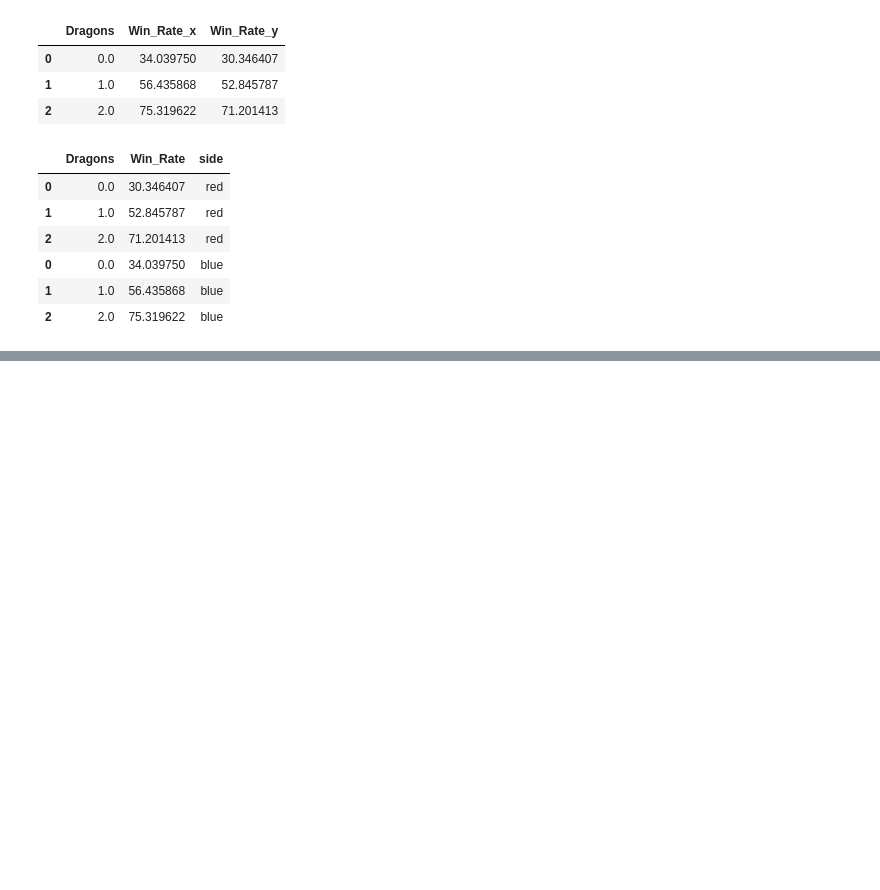
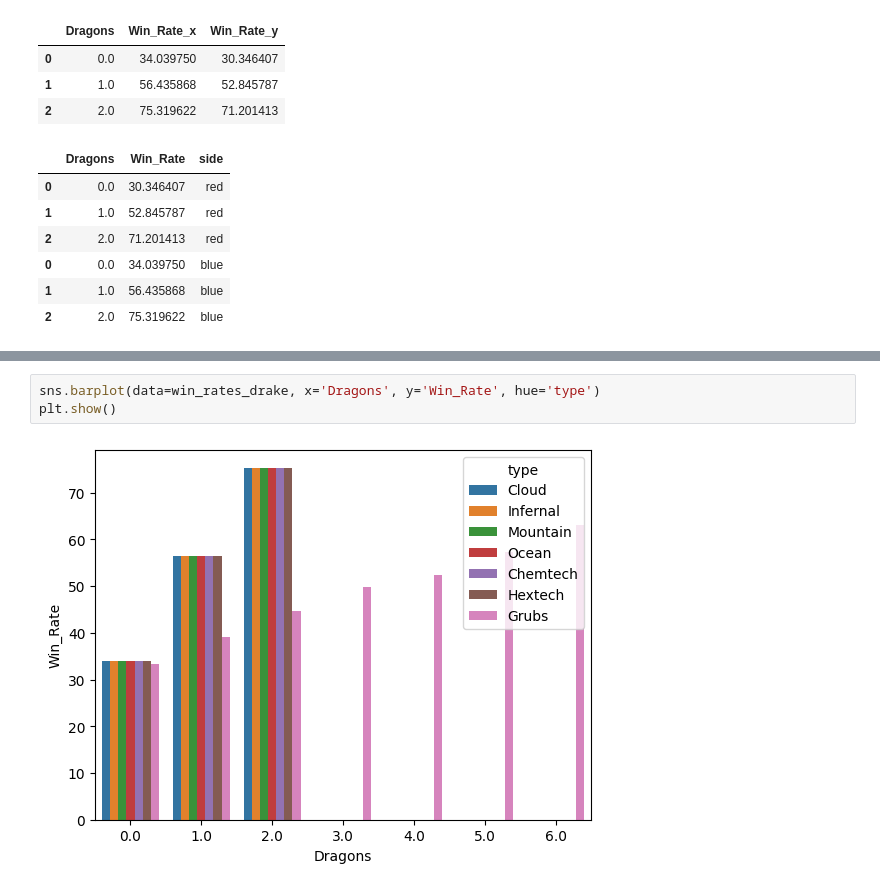
Before and after one commit to KOlCIqwq/Data_Science_Project, a Jupyter notebook: Final_Project/Main.ipynb, the cells around one changed output, grey strips where cells are left out. Drawn from its saved outputs; the diff is of its cells as text; blank space fills up the shorter version.

```diff
--- a/Final_Project/Main.ipynb
+++ b/Final_Project/Main.ipynb
@@ -379,0 +460,5 @@ for bar in ax.patches:
+# %%
+sns.barplot(data=win_rates_drake, x='Dragons', y='Win_Rate', hue='type')
+plt.show()
+# %% [output]
+[figure, added]
```
Also changed, not shown: parts of 6 cells of this notebook.
